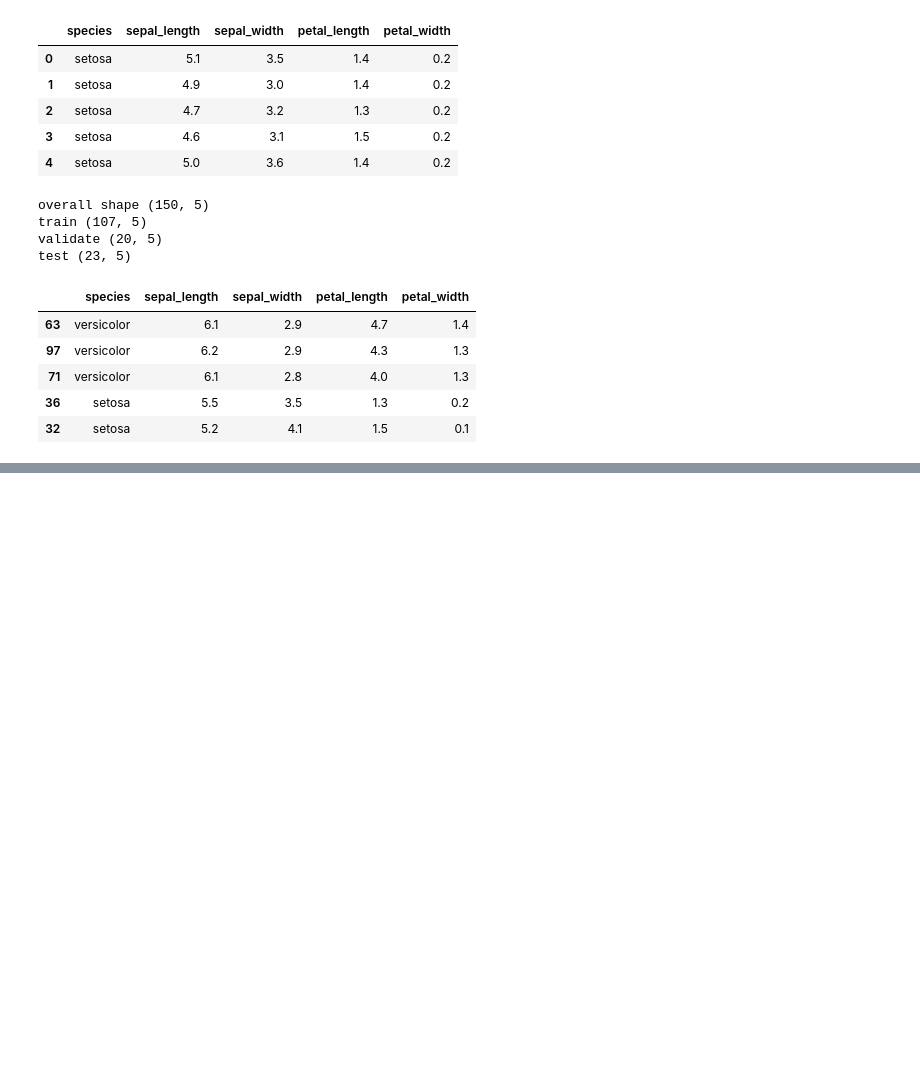
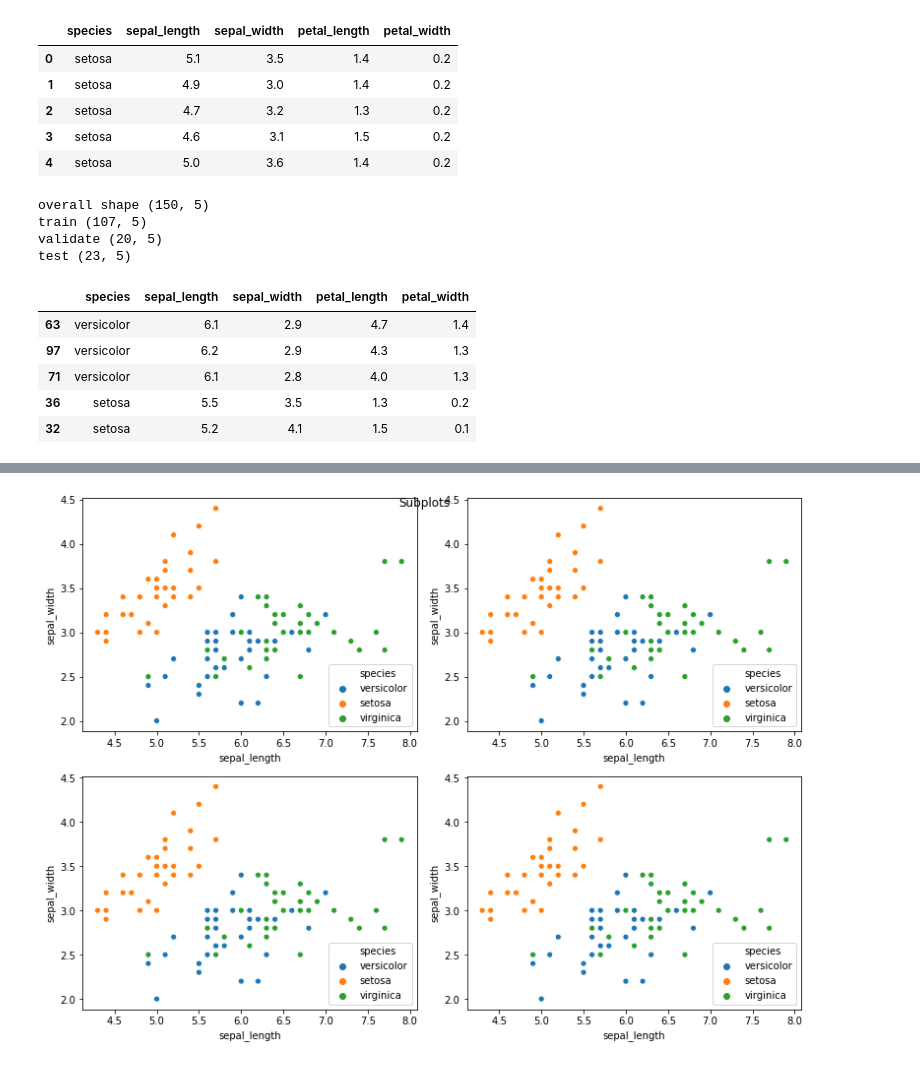
Before and after one commit to KwameTaylor/classification-exercises, a Jupyter notebook: classification_exercises.ipynb, the cells around one changed output, grey strips where cells are left out. Drawn from its saved outputs; the diff is of its cells as text; code cells hidden in the pictures; blank space fills up the shorter version.

```diff
--- a/classification_exercises.ipynb
+++ b/classification_exercises.ipynb
@@ -474,0 +485,4 @@ sns.swarmplot(data=melt, x='variable', y='value', hue='species')
+# %%
+train['sepal_area'] = train.sepal_length * train.sepal_width
+train['petal_area'] = train.petal_length * train.petal_width
+train.head(3)
@@ -474,0 +504,32 @@ sns.swarmplot(data=melt, x='variable', y='value', hue='species')
+# %%
+n_rows = 2
+n_cols = 2
+
+plt.figure(figsize=(11, 8))
+
+plt.subplot(n_rows, n_cols, 1)
+#plt.scatter(train.sepal_length, train.sepal_width, label=species)
+sns.scatterplot(x=train.sepal_length,y=train.sepal_width,hue=train.species)
+#plt.xlabel('sepal_length')
+#plt.ylabel('sepal_width')
+
+plt.subplot(n_rows, n_cols, 2)
+#plt.scatter(train.petal_length, train.petal_width, label=species)
+sns.scatterplot(x=train.sepal_length,y=train.sepal_width,hue=train.species)
+#plt.title('petal_length x petal_width')
+
+plt.subplot(n_rows, n_cols, 3)
+#plt.scatter(train.sepal_area, train.petal_area, label=species)
+sns.scatterplot(x=train.sepal_length,y=train.sepal_width,hue=train.species)
+#plt.title('sepal_area x petal_area')
+
+plt.subplot(n_rows, n_cols, 4)
+#plt.scatter(train.sepal_length, train.petal_length, label=species)
+sns.scatterplot(x=train.sepal_length,y=train.sepal_width,hue=train.species)
+#plt.title('sepal_length x petal_length')
+
+plt.suptitle('Subplots')
+
+plt.tight_layout()
+# %% [output]
+[figure, added]
```
Also changed, not shown: parts of 9 cells of this notebook.
